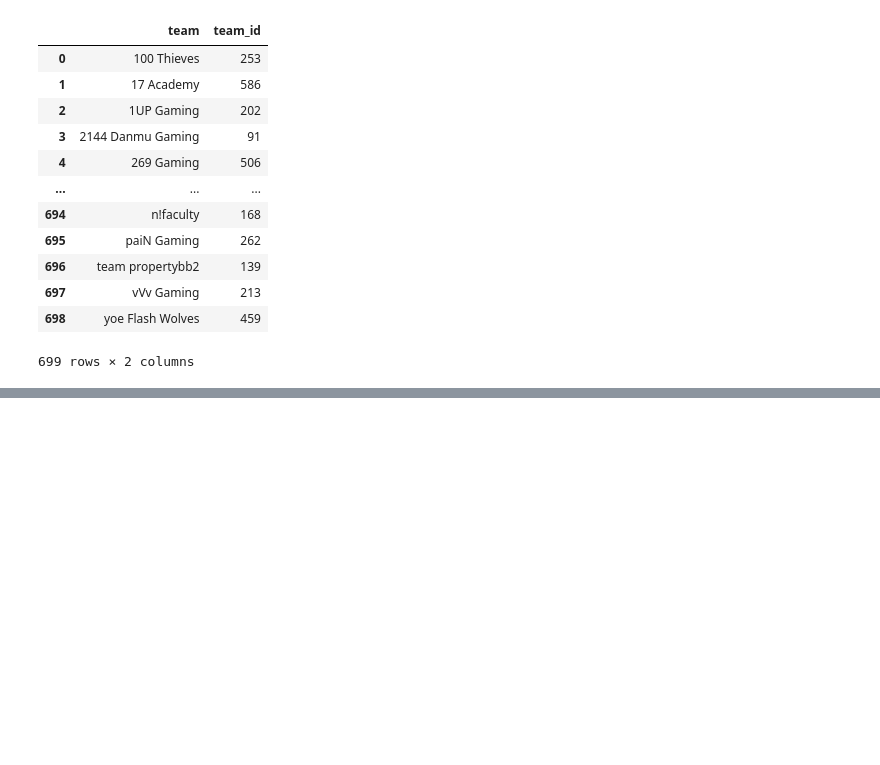
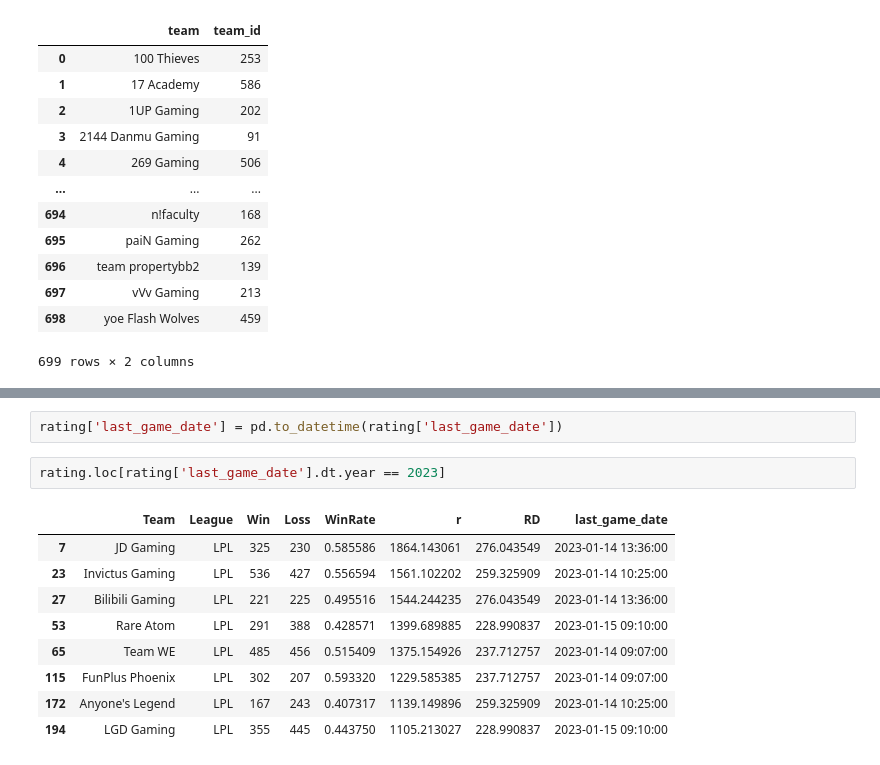
Before and after one commit to posky/LoL-Esports, a Jupyter notebook: glicko_rating_matches.ipynb, the cells around one changed output, grey strips where cells are left out. Cells and saved outputs as stored; diff of their text form; blank space fills up the shorter version.

```diff
--- a/glicko_rating_matches.ipynb
+++ b/glicko_rating_matches.ipynb
@@ -299,0 +300,14 @@ rating.loc[rating['League'] == 'LCK']
+# %%
+rating['last_game_date'] = pd.to_datetime(rating['last_game_date'])
+# %%
+rating.loc[rating['last_game_date'].dt.year == 2023]
+# %% [output]
+|  | Team | League | Win | Loss | WinRate | r | RD | last_game_date |
+| 7 | JD Gaming | LPL | 325 | 230 | 0.585586 | 1864.143061 | 276.043549 | 2023-01-14 13:36:00 |
+| 23 | Invictus Gaming | LPL | 536 | 427 | 0.556594 | 1561.102202 | 259.325909 | 2023-01-14 10:25:00 |
+| 27 | Bilibili Gaming | LPL | 221 | 225 | 0.495516 | 1544.244235 | 276.043549 | 2023-01-14 13:36:00 |
+| 53 | Rare Atom | LPL | 291 | 388 | 0.428571 | 1399.689885 | 228.990837 | 2023-01-15 09:10:00 |
+| 65 | Team WE | LPL | 485 | 456 | 0.515409 | 1375.154926 | 237.712757 | 2023-01-14 09:07:00 |
+| 115 | FunPlus Phoenix | LPL | 302 | 207 | 0.593320 | 1229.585385 | 237.712757 | 2023-01-14 09:07:00 |
+| 172 | Anyone's Legend | LPL | 167 | 243 | 0.407317 | 1139.149896 | 259.325909 | 2023-01-14 10:25:00 |
+| 194 | LGD Gaming | LPL | 355 | 445 | 0.443750 | 1105.213027 | 228.990837 | 2023-01-15 09:10:00 |
```
Also changed, not shown: parts of 3 cells of this notebook.
